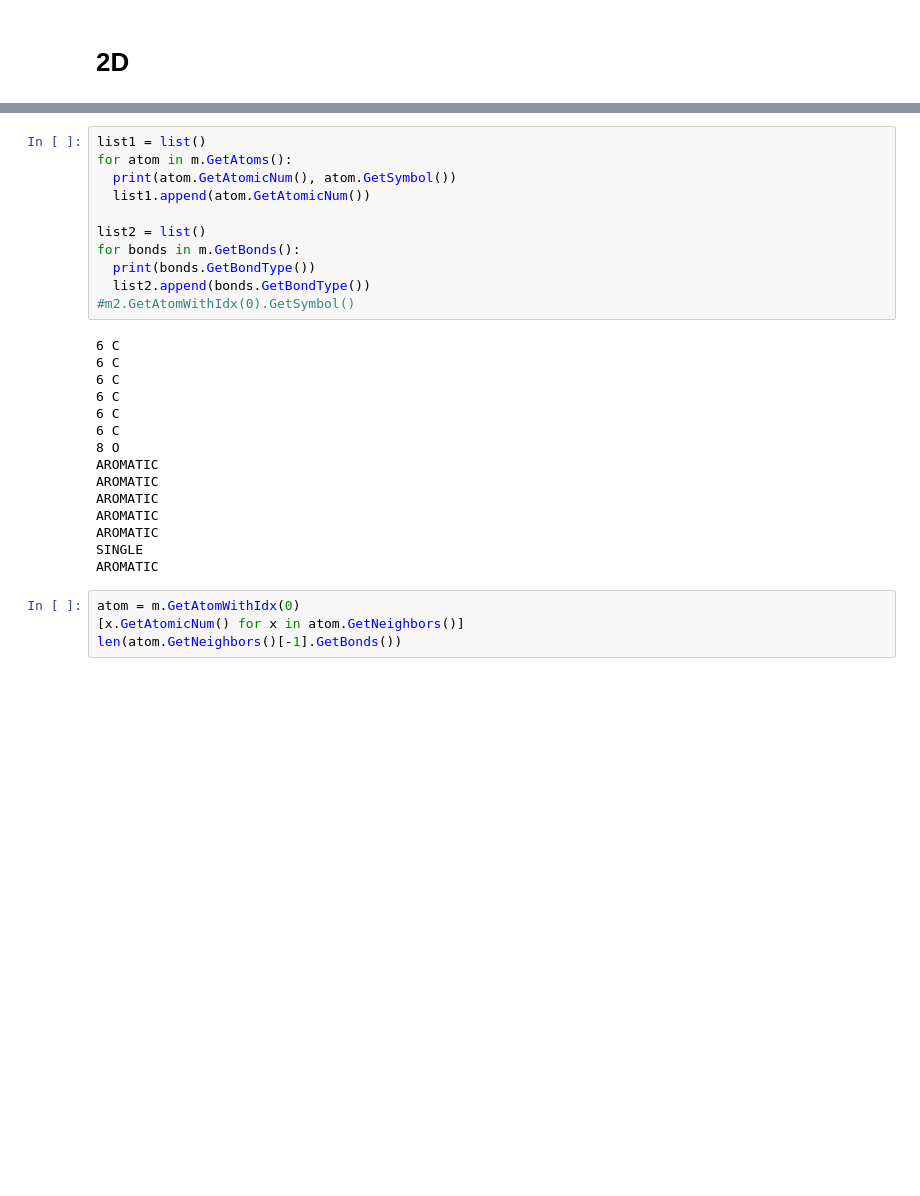
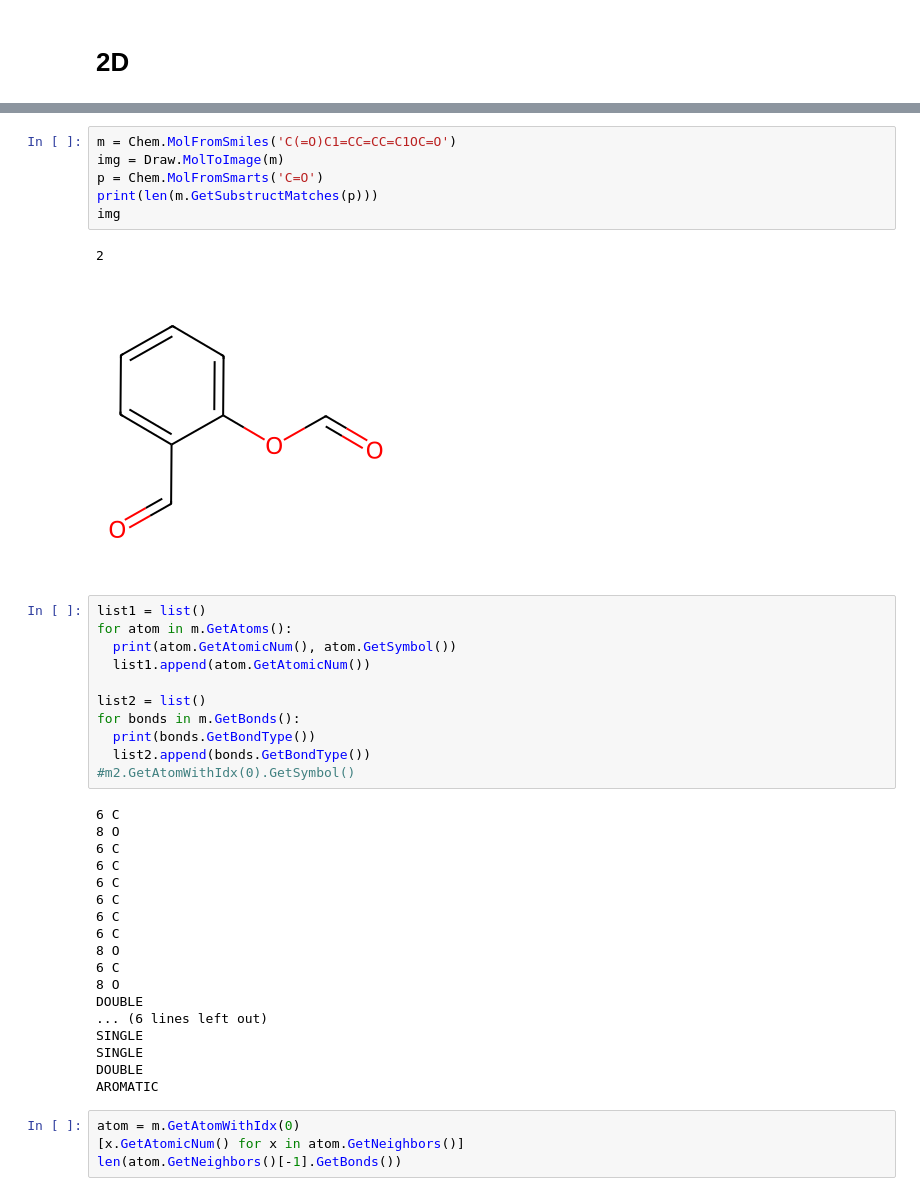
Before and after one commit to Sawahiko/SMILE_to_Feature, a Jupyter notebook: TEST RDKit.ipynb, the cells around one changed output, grey strips where cells are left out. Drawn from its saved outputs; the diff is of its cells as text; blank space fills up the shorter version.

Commit message:
Tb200ML-MLR+IL[SMILE]

```diff
--- a/TEST RDKit.ipynb
+++ b/TEST RDKit.ipynb
@@ -154,4 +169,13 @@ OH : True
 [figure]
+# %%
+m = Chem.MolFromSmiles('C(=O)C1=CC=CC=C1OC=O')
+img = Draw.MolToImage(m)
+p = Chem.MolFromSmarts('C=O')
+print(len(m.GetSubstructMatches(p)))
+img
+# %% [output]
+2
+[figure, added]
 # %%
 list1 = list()
 for atom in m.GetAtoms():
@@ -164,6 +188,8 @@ for bonds in m.GetBonds():
   list2.append(bonds.GetBondType())
 #m2.GetAtomWithIdx(0).GetSymbol()
 # %% [output]
+6 C
+8 O
 6 C
 6 C
 6 C
@@ -171,13 +197,14 @@ for bonds in m.GetBonds():
 6 C
 6 C
 8 O
+6 C
+8 O
+DOUBLE
+... (6 lines left out)
+SINGLE
+SINGLE
+DOUBLE
 AROMATIC
-AROMATIC
-AROMATIC
-AROMATIC
-AROMATIC
-SINGLE
-AROMATIC
 # %%
 atom = m.GetAtomWithIdx(0)
 [x.GetAtomicNum() for x in atom.GetNeighbors()]
```
Also changed, not shown: parts of 9 cells of this notebook, 38 other files.
